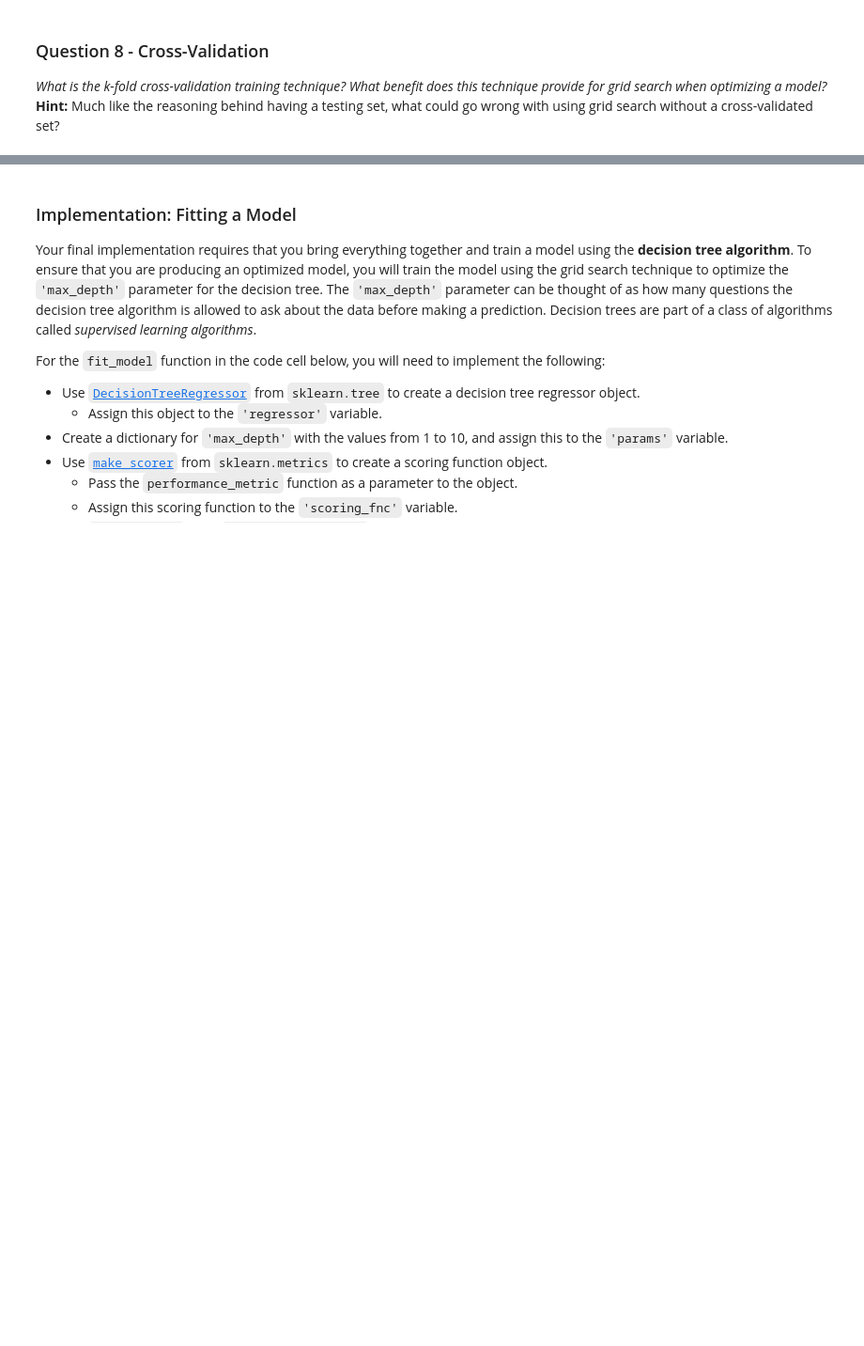
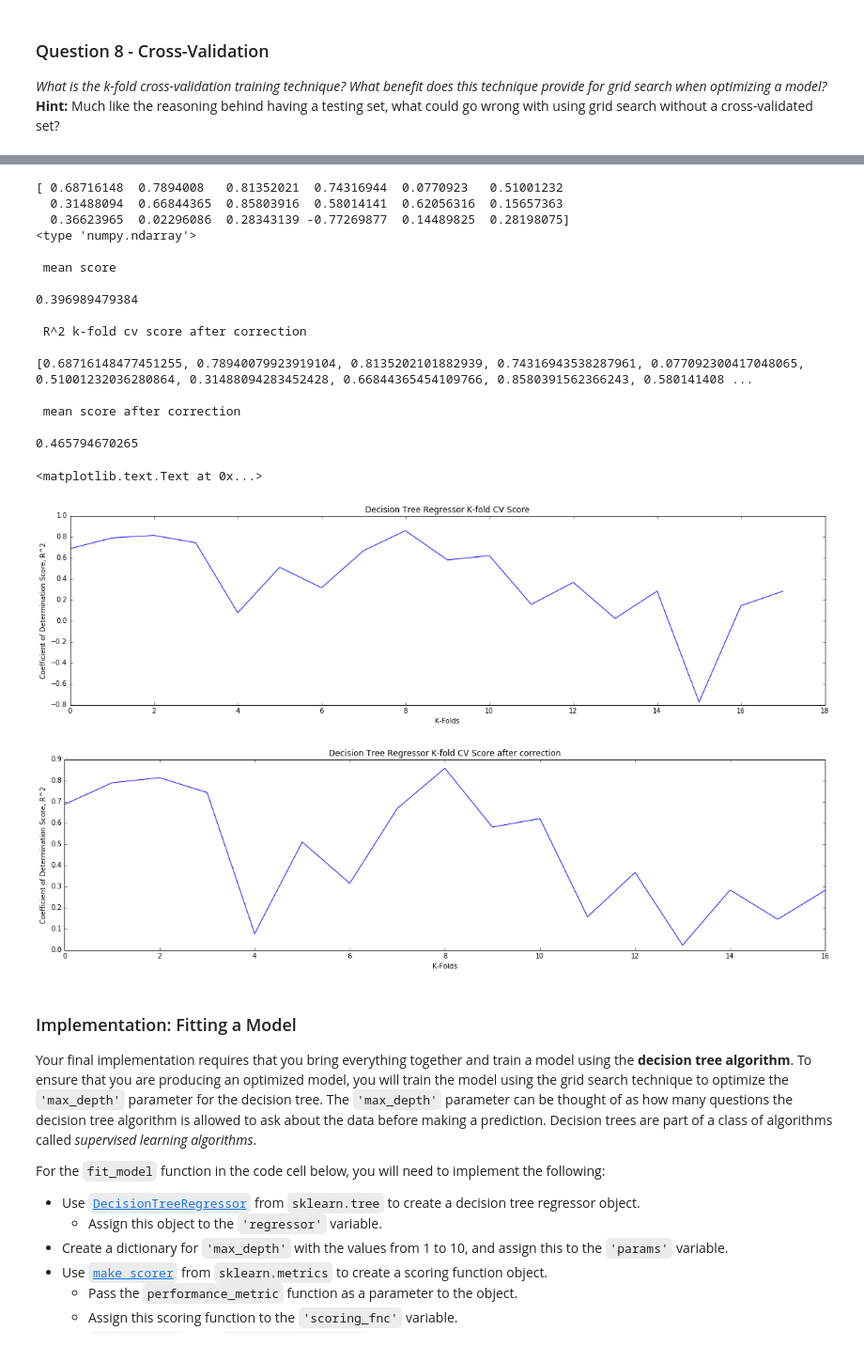
Before and after one commit to SimplifyData/Boston-Housing, a Jupyter notebook: boston_housing.ipynb, the cells around one changed output, grey strips where cells are left out. Shown: that part at 94% size. Saved outputs shown, nothing was run; the diff lists cells and outputs as text; code cells hidden in the pictures; blank space fills up the shorter version.

Commit message:
Final Revision kfolds Decisoin Tree Regression Algorithm
There may be outliers in the data

```diff
--- a/boston_housing.ipynb
+++ b/boston_housing.ipynb
@@ -420,29 +420,89 @@ In this final section of the project, you will construct a model and make a pred
 
 - This method enables to us to get better estimates of the voltality of the model by giving the overal mean of the error rate, thus it is represents a comprehensive generalization error.
 # %%
-from sklearn import linear_model
+from sklearn import tree
 
 # build a Linear Regression model for predicting boston housing.
 
 #clf = svm.SVC(kernel= 'linear', C=1, probability= True).fit(X_train,y_train)
 
-clf = linear_model.LinearRegression().fit(X_train,y_train)
+#clf = linear_model.LinearRegression().fit(X_train,y_train)
+
+clf = tree.DecisionTreeRegressor(max_depth=4, random_state=0)
 
 # measuring its performance with a single test sub-set
 
-print clf.score(X_test,y_test)
+#print clf.predict(X_test,y_test)
 
 # we give cross validation model to the entire data set and its real values, and number of folds
 
-scores = cross_validation.cross_val_score(clf,features,prices, cv = 5)
+scores = cross_validation.cross_val_score(clf,features,prices, cv = 18)
 
 # print accuracy for each fold
-
 print scores
 
 # mean accuracy of all 10 folds
 
-print scores.mean()
+#scores =  np.abs(scores)
+
+print type(scores)
+
+print "\n mean score \n"
+
+print np.mean(scores)
+
+plt.figure(figsize=(20, 5))
+
+plt.plot(scores)
+
+plt.title("Decision Tree Regressor K-fold CV Score")
+
+plt.xlabel("K-Folds")
+
+plt.ylabel('Coefficient of Determination Score, R^2')
+
+score_list = list()
+for score in scores:
+    if score >= 0:
+        score_list.append(score)
+
+print "\n R^2 k-fold cv score after correction \n"
+
+print score_list
+
+print "\n mean score after correction \n"
+
+print np.mean(score_list)
+
+plt.figure(figsize=(20, 5))
+
+plt.plot(score_list)
+
+plt.title("Decision Tree Regressor K-fold CV Score after correction")
+
+plt.xlabel("K-Folds")
+
+plt.ylabel('Coefficient of Determination Score, R^2')
+# %% [output]
+[ 0.68716148  0.7894008   0.81352021  0.74316944  0.0770923   0.51001232
+  0.31488094  0.66844365  0.85803916  0.58014141  0.62056316  0.15657363
+  0.36623965  0.02296086  0.28343139 -0.77269877  0.14489825  0.28198075]
+<type 'numpy.ndarray'>
+
+ mean score
+
+0.396989479384
+
+ R^2 k-fold cv score after correction
+
+[0.68716148477451255, 0.78940079923919104, 0.8135202101882939, 0.74316943538287961, 0.077092300417048065, 0.51001232036280864, 0.31488094283452428, 0.66844365454109766, 0.8580391562366243, 0.580141408 ...
+
+ mean score after correction
+
+0.465794670265
+<matplotlib.text.Text at 0x...>
+[figure, added]
+[figure, added]
 # %% [markdown]
 ### Implementation: Fitting a Model
 Your final implementation requires that you bring everything together and train a model using the **decision tree algorithm**. To ensure that you are producing an optimized model, you will train the model using the grid search technique to optimize the `'max_depth'` parameter for the decision tree. The `'max_depth'` parameter can be thought of as how many questions the decision tree algorithm is allowed to ask about the data before making a prediction. Decision trees are part of a class of algorithms called *supervised learning algorithms*.
```
Also changed, not shown: parts of 1 cell of this notebook.
